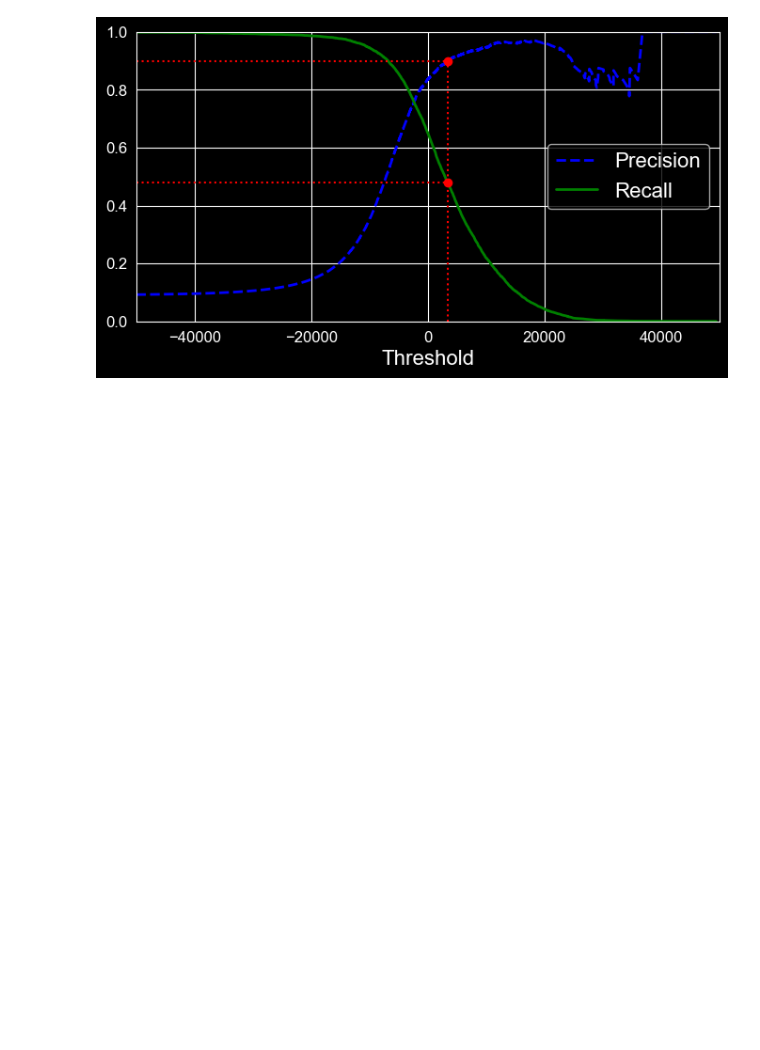
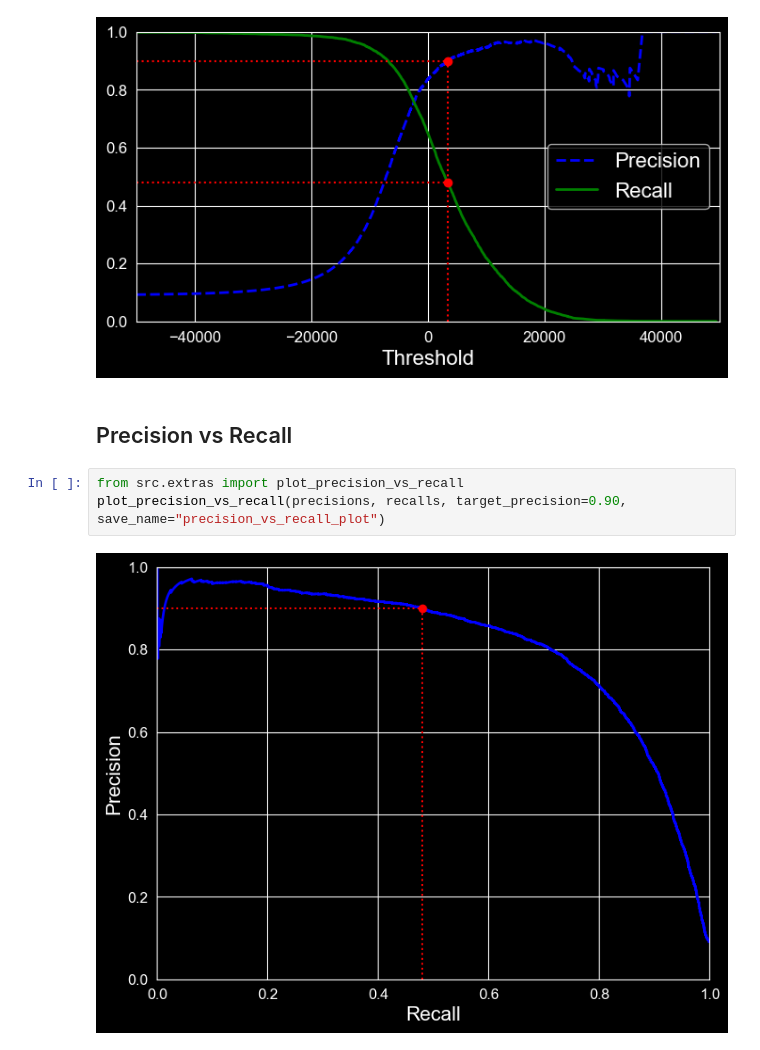
Before and after one commit to thehardikmadaan/ML_public, a Jupyter notebook: mnist/mnist.ipynb, the cells around one changed output. Drawn from its saved outputs; the diff is of its cells as text; blank space fills up the shorter version.

Commit message:
Added a precision vs. recall plot to the MNIST notebook using `plot_precision_vs_recall` from `extras.py`.

```diff
--- a/mnist/mnist.ipynb
+++ b/mnist/mnist.ipynb
@@ -340,3 +340,10 @@ from src.extras import plot_precision_recall_vs_threshold
 plot_precision_recall_vs_threshold(precisions, recalls, thresholds, target_precision=0.90, save_name="precision_recall_vs_threshold_plot")
 # %% [output]
 [figure]
+# %% [markdown]
+## Precision vs Recall
+# %%
+from src.extras import plot_precision_vs_recall
+plot_precision_vs_recall(precisions, recalls, target_precision=0.90, save_name="precision_vs_recall_plot")
+# %% [output]
+[figure, added]
```
